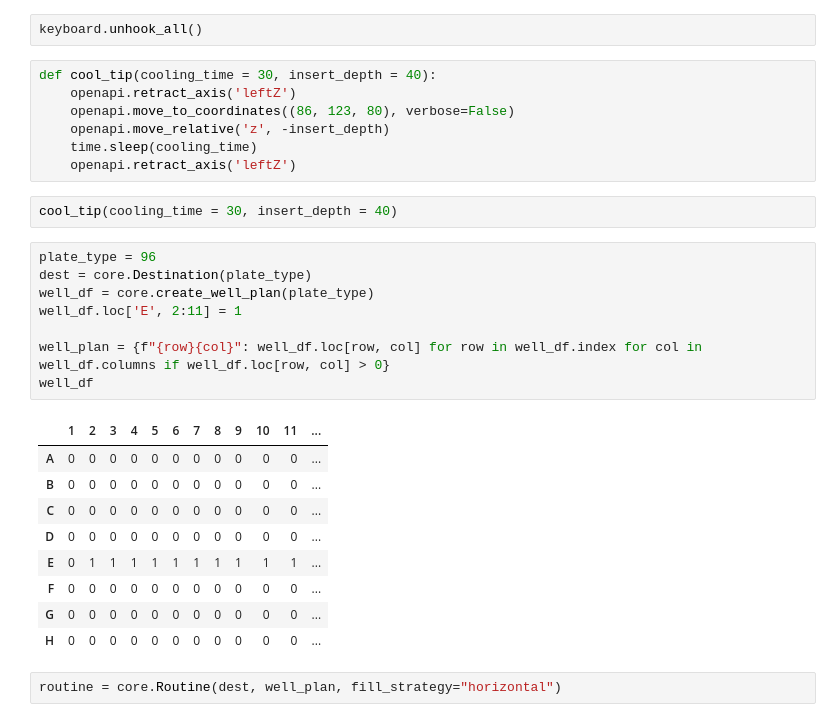
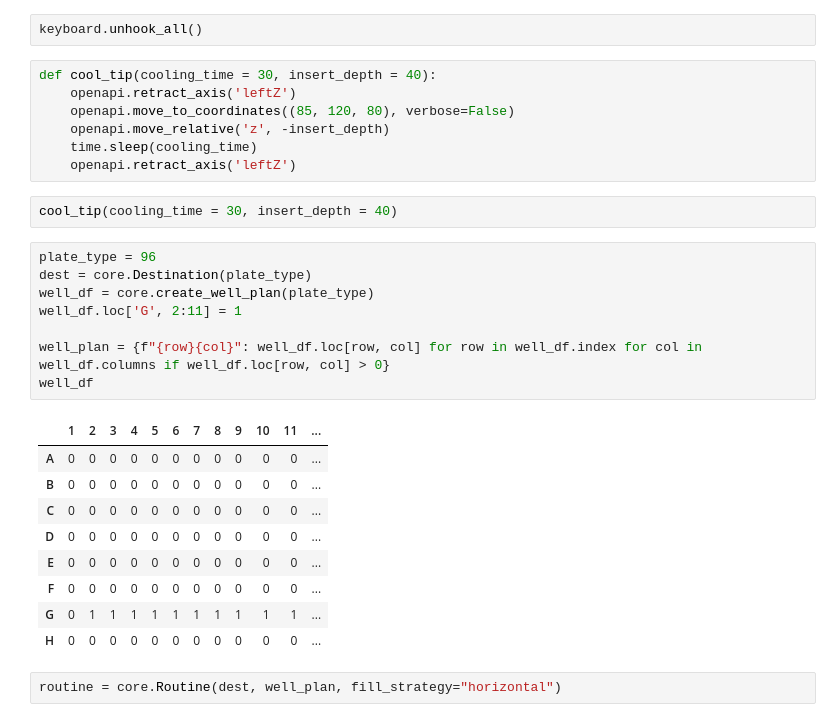
Before and after one commit to steiva/ot2-microtissue-manipulator, a Jupyter notebook: notebooks/calibration_test.ipynb, the cells around one changed output. Saved outputs shown, nothing was run; the diff lists cells and outputs as text.

```diff
--- a/notebooks/calibration_test.ipynb
+++ b/notebooks/calibration_test.ipynb
@@ -3654,7 +3653,7 @@ keyboard.unhook_all()
 # %%
 def cool_tip(cooling_time = 30, insert_depth = 40):
     openapi.retract_axis('leftZ')
-    openapi.move_to_coordinates((86, 123, 80), verbose=False)
+    openapi.move_to_coordinates((85, 120, 80), verbose=False)
     openapi.move_relative('z', -insert_depth)
     time.sleep(cooling_time)
     openapi.retract_axis('leftZ')
@@ -3663,20 +3662,20 @@ cool_tip(cooling_time = 30, insert_depth = 40)
 # %%
 plate_type = 96
 dest = core.Destination(plate_type)
 well_df = core.create_well_plan(plate_type)
-well_df.loc['E', 2:11] = 1
+well_df.loc['G', 2:11] = 1
 
 well_plan = {f"{row}{col}": well_df.loc[row, col] for row in well_df.index for col in well_df.columns if well_df.loc[row, col] > 0}
 well_df
 # %% [output]
 |  | 1 | 2 | 3 | 4 | 5 | 6 | 7 | 8 | 9 | 10 | 11 | ... |
 | A | 0 | 0 | 0 | 0 | 0 | 0 | 0 | 0 | 0 | 0 | 0 | ... |
 | B | 0 | 0 | 0 | 0 | 0 | 0 | 0 | 0 | 0 | 0 | 0 | ... |
 | C | 0 | 0 | 0 | 0 | 0 | 0 | 0 | 0 | 0 | 0 | 0 | ... |
 | D | 0 | 0 | 0 | 0 | 0 | 0 | 0 | 0 | 0 | 0 | 0 | ... |
-| E | 0 | 1 | 1 | 1 | 1 | 1 | 1 | 1 | 1 | 1 | 1 | ... |
+| E | 0 | 0 | 0 | 0 | 0 | 0 | 0 | 0 | 0 | 0 | 0 | ... |
 | F | 0 | 0 | 0 | 0 | 0 | 0 | 0 | 0 | 0 | 0 | 0 | ... |
-| G | 0 | 0 | 0 | 0 | 0 | 0 | 0 | 0 | 0 | 0 | 0 | ... |
+| G | 0 | 1 | 1 | 1 | 1 | 1 | 1 | 1 | 1 | 1 | 1 | ... |
 | H | 0 | 0 | 0 | 0 | 0 | 0 | 0 | 0 | 0 | 0 | 0 | ... |
 # %%
 routine = core.Routine(dest, well_plan, fill_strategy="horizontal")
```
Also changed, not shown: parts of 27 cells of this notebook, 1 other file.
